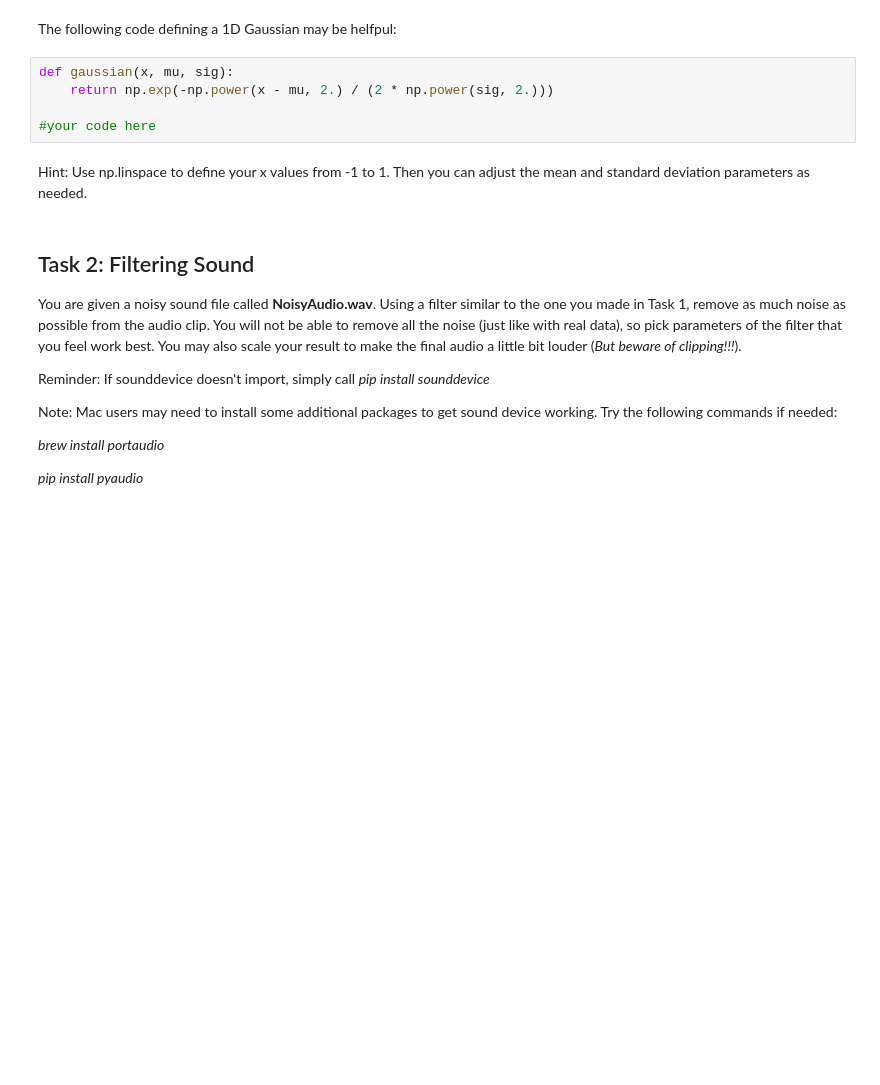
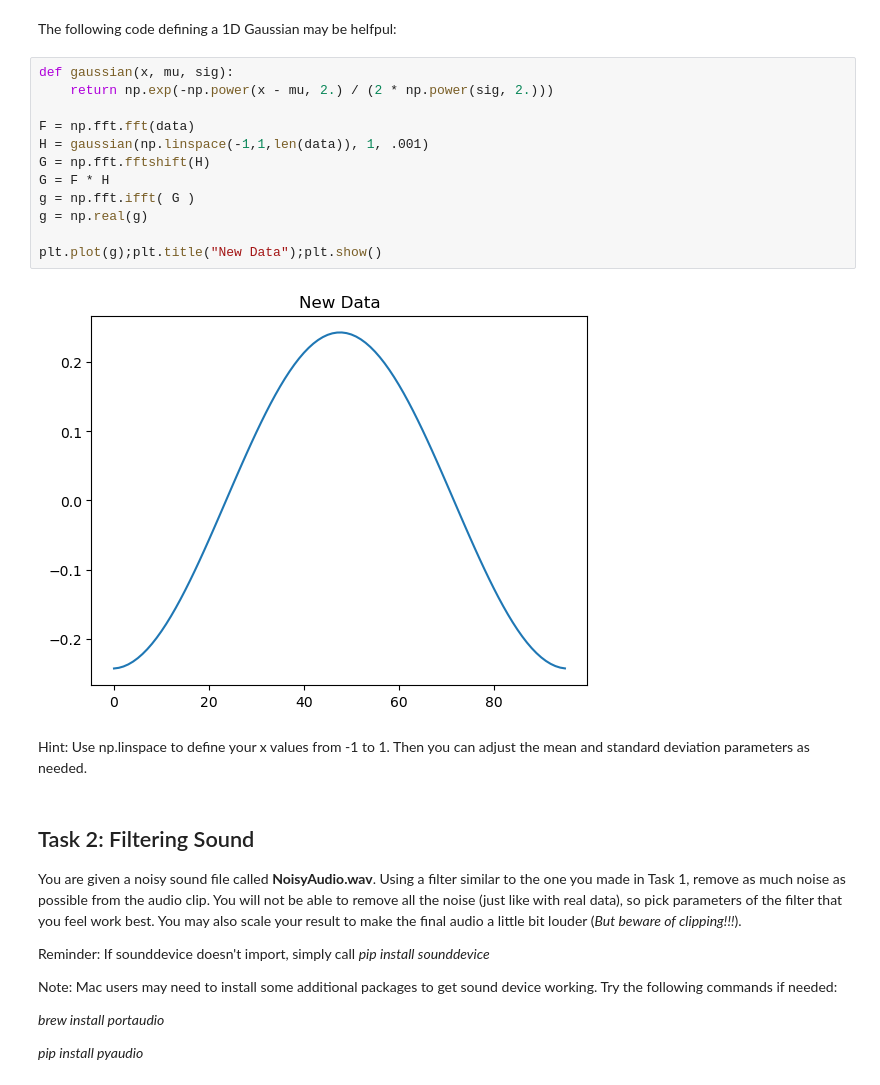
Before and after one commit to tristan-brown1/CS-355, a Jupyter notebook: Lab10/Lab10-FourierAnalysis.ipynb, the cells around one changed output. Saved outputs shown, nothing was run; the diff lists cells and outputs as text; blank space fills up the shorter version.

```diff
--- a/Lab10/Lab10-FourierAnalysis.ipynb
+++ b/Lab10/Lab10-FourierAnalysis.ipynb
@@ -119,8 +133,17 @@ The following code defining a 1D Gaussian may be helfpul:
 # %%
 def gaussian(x, mu, sig):
     return np.exp(-np.power(x - mu, 2.) / (2 * np.power(sig, 2.)))
 
-#your code here
+F = np.fft.fft(data)
+H = gaussian(np.linspace(-1,1,len(data)), 1, .001)
+G = np.fft.fftshift(H)
+G = F * H
+g = np.fft.ifft( G )
+g = np.real(g)
+
+plt.plot(g);plt.title("New Data");plt.show()
+# %% [output]
+[figure, added]
 # %% [markdown]
 Hint: Use np.linspace to define your x values from -1 to 1. Then you can adjust the mean and standard deviation parameters as needed.
 # %% [markdown]
```
Also changed, not shown: parts of 9 cells of this notebook.
